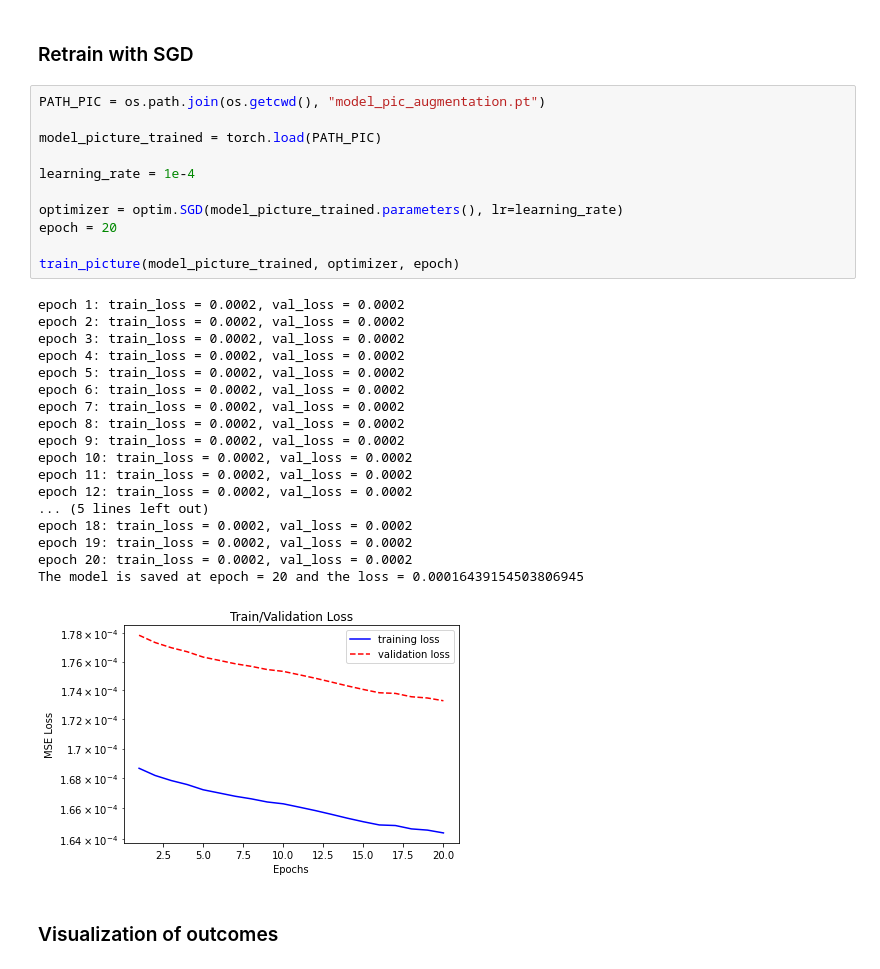
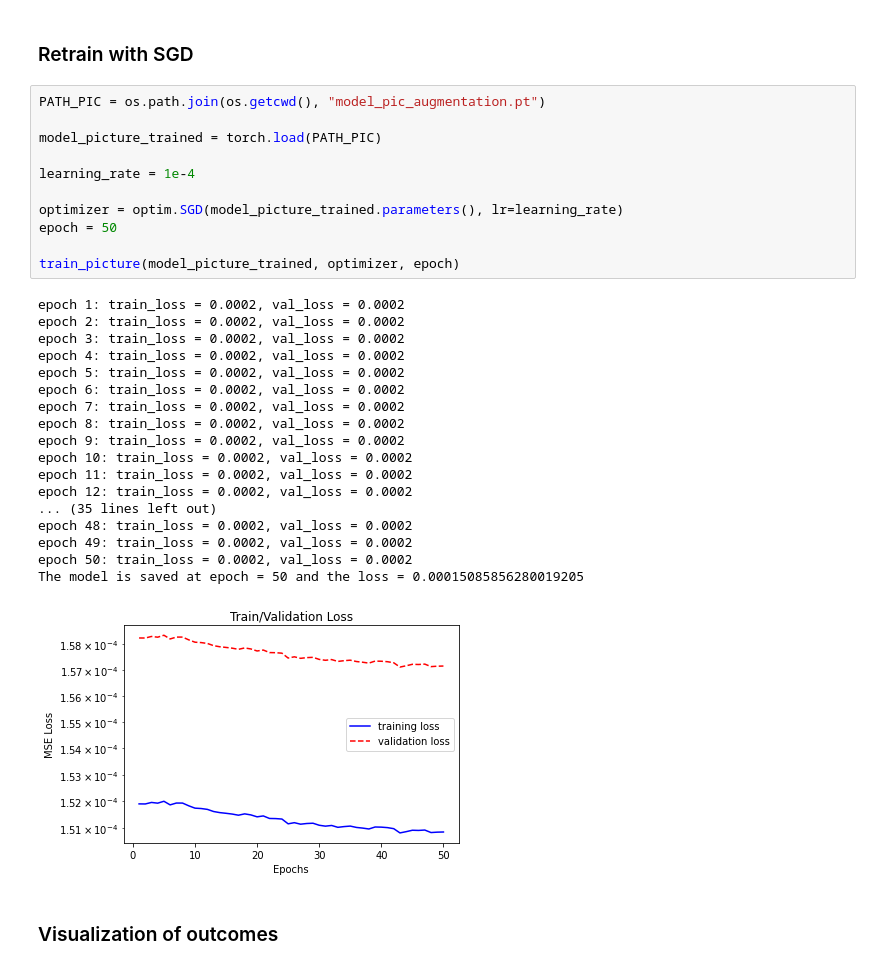
Before and after one commit to ShaoKAi100812/Pendant_Drop_Tensiometry_Prediction, a Jupyter notebook: main_augmentation.ipynb, the cells around one changed output. Cells and saved outputs as stored; diff of their text form.

```diff
--- a/main_augmentation.ipynb
+++ b/main_augmentation.ipynb
@@ -615,33 +615,33 @@ The model is saved at epoch = 34 and the loss = 0.0002348114405908892
 # %%
 PATH_PIC = os.path.join(os.getcwd(), "model_pic_augmentation.pt")
 
 model_picture_trained = torch.load(PATH_PIC)
 
 learning_rate = 1e-4
 
 optimizer = optim.SGD(model_picture_trained.parameters(), lr=learning_rate)
-epoch = 20
+epoch = 50
 
 train_picture(model_picture_trained, optimizer, epoch)
 # %% [output]
 epoch 1: train_loss = 0.0002, val_loss = 0.0002
 epoch 2: train_loss = 0.0002, val_loss = 0.0002
 epoch 3: train_loss = 0.0002, val_loss = 0.0002
 epoch 4: train_loss = 0.0002, val_loss = 0.0002
 epoch 5: train_loss = 0.0002, val_loss = 0.0002
 epoch 6: train_loss = 0.0002, val_loss = 0.0002
 epoch 7: train_loss = 0.0002, val_loss = 0.0002
 epoch 8: train_loss = 0.0002, val_loss = 0.0002
 epoch 9: train_loss = 0.0002, val_loss = 0.0002
 epoch 10: train_loss = 0.0002, val_loss = 0.0002
 epoch 11: train_loss = 0.0002, val_loss = 0.0002
 epoch 12: train_loss = 0.0002, val_loss = 0.0002
-... (5 lines left out)
-epoch 18: train_loss = 0.0002, val_loss = 0.0002
-epoch 19: train_loss = 0.0002, val_loss = 0.0002
-epoch 20: train_loss = 0.0002, val_loss = 0.0002
-The model is saved at epoch = 20 and the loss = 0.00016439154503806945
+... (35 lines left out)
+epoch 48: train_loss = 0.0002, val_loss = 0.0002
+epoch 49: train_loss = 0.0002, val_loss = 0.0002
+epoch 50: train_loss = 0.0002, val_loss = 0.0002
+The model is saved at epoch = 50 and the loss = 0.00015085856280019205
-[figure, old version]
+[figure, new version]
 # %% [markdown]
 ### Visualization of outcomes
 # %% [markdown]
```
Also changed, not shown: parts of 12 cells of this notebook.
